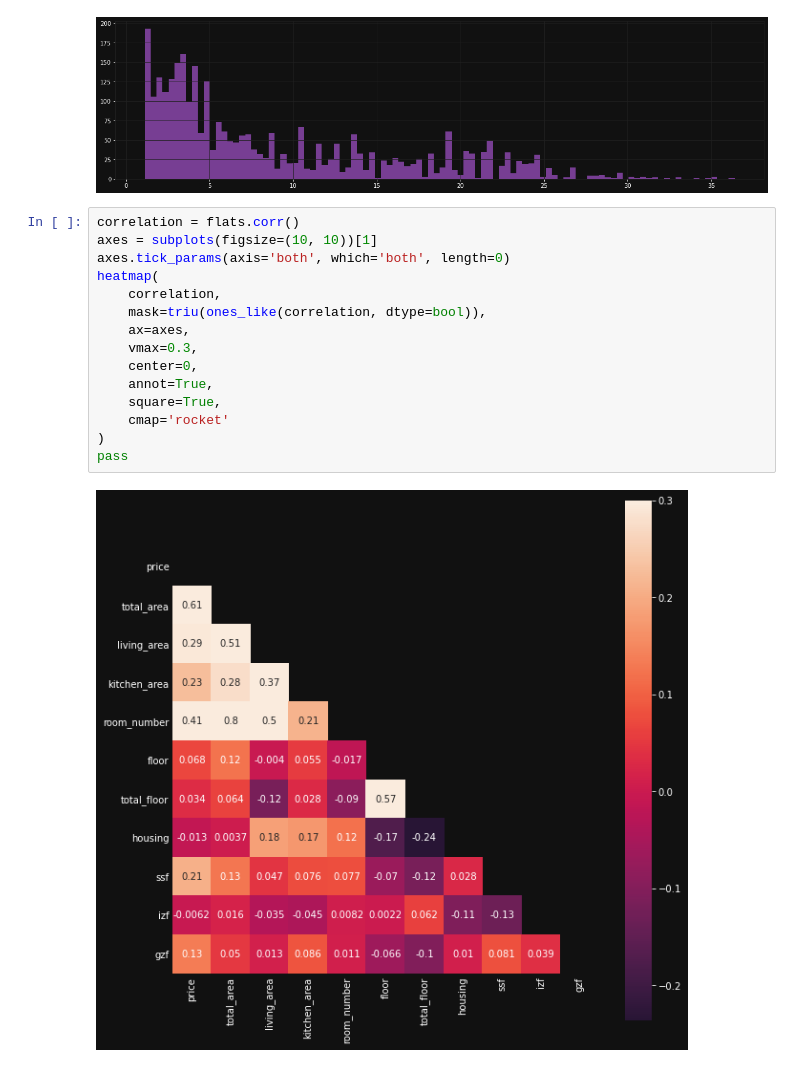
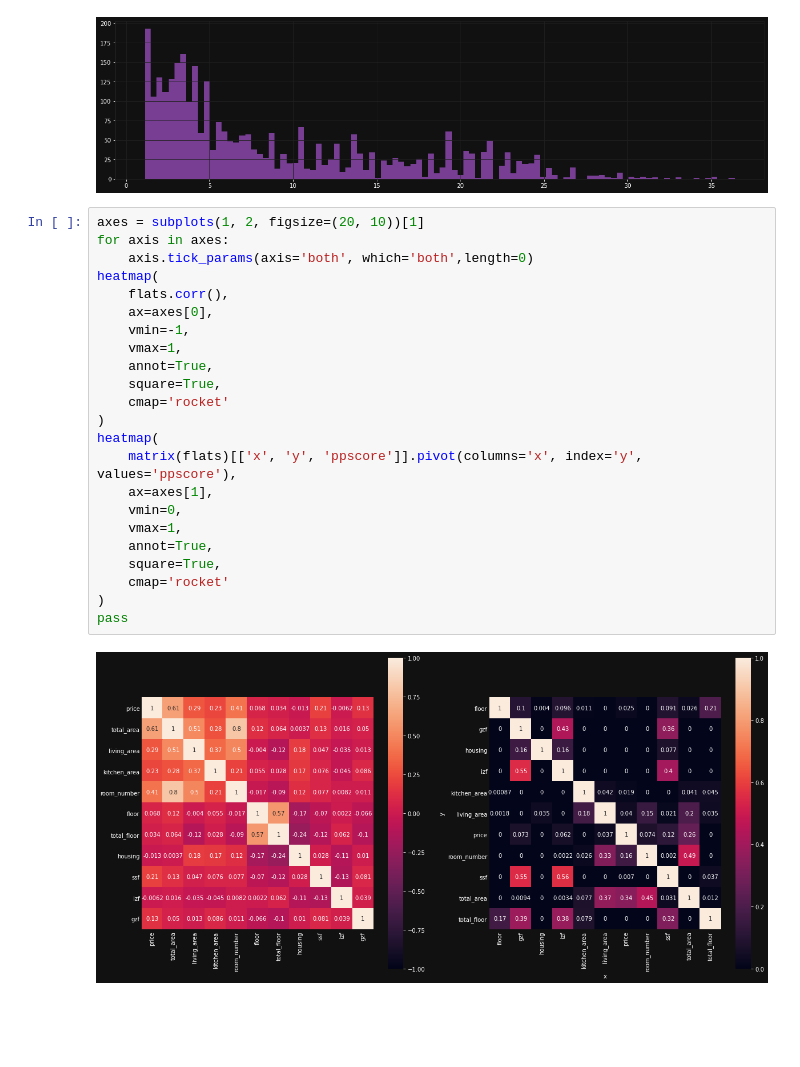
Before and after one commit to xXxRisingTidexXx/rampart, a Jupyter notebook: notebooks/flats.ipynb, the cells around one changed output. Saved outputs shown, nothing was run; the diff lists cells and outputs as text; blank space fills up the shorter version.

```diff
--- a/notebooks/flats.ipynb
+++ b/notebooks/flats.ipynb
@@ -139,19 +144,27 @@ pass
 # %% [output]
 [figure]
 # %%
-correlation = flats.corr()
-axes = subplots(figsize=(10, 10))[1]
-axes.tick_params(axis='both', which='both', length=0)
+axes = subplots(1, 2, figsize=(20, 10))[1]
+for axis in axes:
+    axis.tick_params(axis='both', which='both',length=0)
 heatmap(
-    correlation,
-    mask=triu(ones_like(correlation, dtype=bool)),
-    ax=axes,
-    vmax=0.3,
-    center=0,
+    flats.corr(),
+    ax=axes[0],
+    vmin=-1,
+    vmax=1,
+    annot=True,
+    square=True,
+    cmap='rocket'
+)
+heatmap(
+    matrix(flats)[['x', 'y', 'ppscore']].pivot(columns='x', index='y', values='ppscore'),
+    ax=axes[1],
+    vmin=0,
+    vmax=1,
     annot=True,
     square=True,
     cmap='rocket'
 )
 pass
 # %% [output]
-[figure, old version]
+[figure, new version]
```
Also changed, not shown: parts of 8 cells of this notebook.
